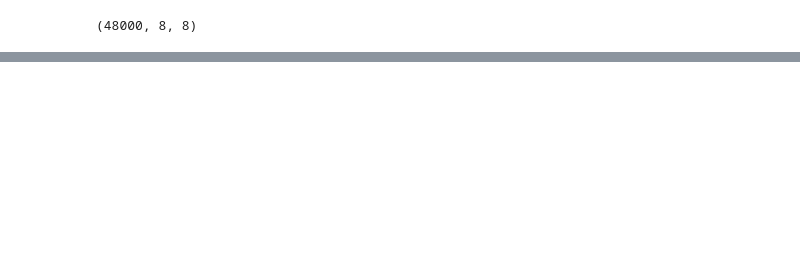
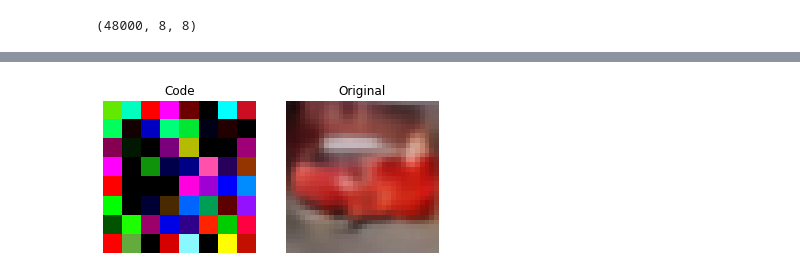
Before and after one commit to CereAle99/Synthetic_data, a Jupyter notebook: diffusion_network.ipynb, the cells around one changed output, grey strips where cells are left out. Cells and saved outputs as stored; diff of their text form; code cells hidden in the pictures; blank space fills up the shorter version.

Commit message:
last training, metrics added, image printed

```diff
--- a/diffusion_network.ipynb
+++ b/diffusion_network.ipynb
@@ -23,6 +25,7 @@ dataset_repetitions = 1
 image_size_vqvae = 32
 batch_size = 32
 n_epochs = 30
+_latent_dim = 3
 
 # data loading
 
@@ -43,7 +46,7 @@ def preprocess_image(data):
     # resize and clip
     # for image downsampling it is important to turn on antialiasing
     image = tf.image.resize(image, size=[image_size_vqvae, image_size_vqvae], antialias=True)
-    return tf.clip_by_value(image / 255.0, 0.0, 1.0)
+    return tf.clip_by_value(image / 255, 0.0, 1.0)
 
 
 def prepare_dataset(split):
@@ -142,7 +145,7 @@ def resblock(x, kernelsize, filters):
     return out
 
 
-def get_encoder(latent_dim=16):
+def get_encoder(latent_dim=3):
     encoder_inputs = keras.Input(shape=(image_size_vqvae, image_size_vqvae, 3))
     x = layers.Conv2D(32, 3, activation="relu", strides=2, padding="same")(encoder_inputs)
     x = resblock(x, 3, 32)
@@ -153,20 +156,21 @@ def get_encoder(latent_dim=16):
     return keras.Model(encoder_inputs, encoder_outputs, name="encoder")
 
 
-def get_decoder(latent_dim=16):
+def get_decoder(latent_dim=3):
     latent_inputs = keras.Input(shape=get_encoder(latent_dim).output.shape[1:])
     x = layers.Conv2DTranspose(64, 4, activation="relu", strides=2, padding="same")(latent_inputs) #dimesion of the filter 4x4 because in the decoding you jump a row each two and with 3x3 you evaluate only the zeros around your central pixel
+    x = resblock(x, 4, 64)
     x = resblock(x, 4, 64)
     x = layers.Conv2DTranspose(32, 4, activation="relu", strides=2, padding="same")(x)
     x = resblock(x, 4, 32)
     x = resblock(x, 4, 32)
-    decoder_outputs = layers.Conv2DTranspose(3, 3, padding="same")(x)
+    decoder_outputs = layers.Conv2DTranspose(3, 4, padding="same")(x)
     return keras.Model(latent_inputs, decoder_outputs, name="decoder")
 
 
 
 
-def get_vqvae(latent_dim=16, num_embeddings=64):
+def get_vqvae(latent_dim=3, num_embeddings=64):
     vq_layer = VectorQuantizer(num_embeddings, latent_dim, name="vector_quantizer")
     encoder = get_encoder(latent_dim)
     decoder = get_decoder(latent_dim)
@@ -183,7 +187,7 @@ get_vqvae().summary()
 
 
 class VQVAETrainer(keras.models.Model):
-    def __init__(self, train_variance, latent_dim=32, num_embeddings=128, **kwargs):
+    def __init__(self, train_variance, latent_dim=3, num_embeddings=128, **kwargs):
         super().__init__(**kwargs)
         self.train_variance = train_variance
         self.latent_dim = latent_dim
@@ -238,7 +242,7 @@ class VQVAETrainer(keras.models.Model):
 # CREATING THE VQ-VAE MODEL (vqvae_trainer)
 
 # Creates and compiles of the model vq-vae
-vqvae_trainer = VQVAETrainer(data_variance, latent_dim=16, num_embeddings=128)
+vqvae_trainer = VQVAETrainer(data_variance, latent_dim=3, num_embeddings=128)
 vqvae_trainer.compile(optimizer=keras.optimizers.Adam())
 
 # creates the saves destinations for model and weights
@@ -253,12 +257,12 @@ while os.path.isfile(filename):
     i += 1
 
 # training of the neural network and then saves as a .csv file the model parameters hystory
-params = vqvae_trainer.fit(x_train_scaled, epochs=n_epochs, batch_size=32)
+'''params = vqvae_trainer.fit(x_train_scaled, epochs=n_epochs, batch_size=32)
 model_params = pd.DataFrame(params.history)
-model_params.to_csv(filename, index=False)# il file è pieno solo delle funzioni di loss ma non dei parametri del modella...???
+model_params.to_csv(filename, index=False)# il file è pieno solo delle funzioni di loss ma non dei parametri del modella...???'''
 
 # saves the weights of the training
-vqvae_trainer.save_weights(checkpoint_file)
+#vqvae_trainer.save_weights(checkpoint_file)
 
 # load the weights in checkpoint format
-#vqvae_trainer.load_weights(load_checkpoint)
+vqvae_trainer.load_weights(load_checkpoint)
@@ -755,0 +875,21 @@ for i in range(batch):
+# %%
+generated_images = model.generate(
+            num_images=1,
+            diffusion_steps=plot_diffusion_steps,
+        )
+initial_noise = tf.random.normal(shape=(image_size, image_size, _latent_dim))
+
+
+
+plt.subplot(1, 2, 2)
+plt.imshow(generated_images[0])# this for tensorflow dataset the following commented for numpy
+#plt.imshow(test_images[i].squeeze() + 0.5)
+plt.title("Original")
+plt.axis("off")
+
+plt.subplot(1, 2, 1)
+plt.imshow(initial_noise)
+plt.title("Code")
+plt.axis("off")
+plt.show()
+# %% [output]
@@ -755,0 +897 @@ for i in range(batch):
+[figure, added]
```
Also changed, not shown: parts of 8 cells of this notebook.
